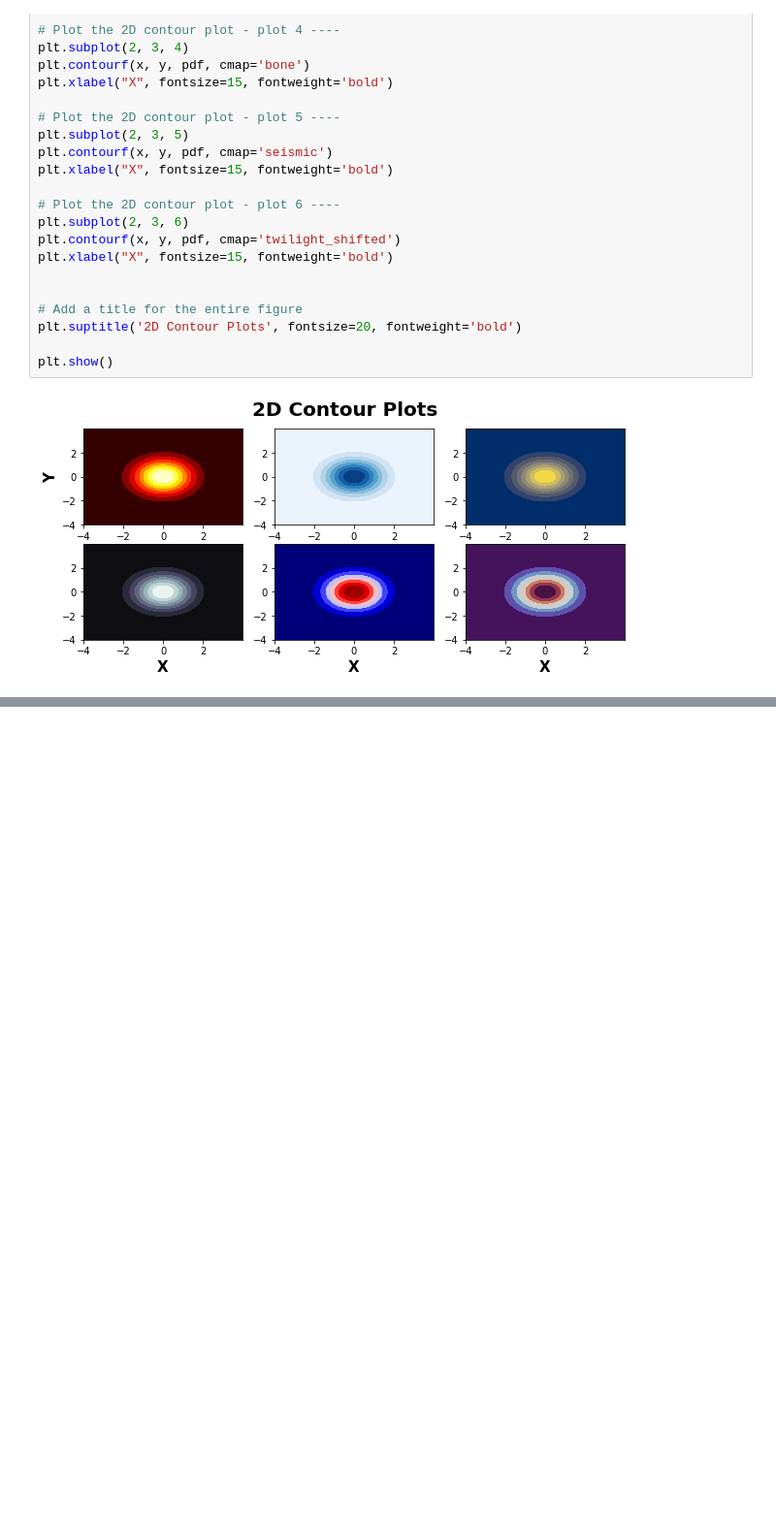
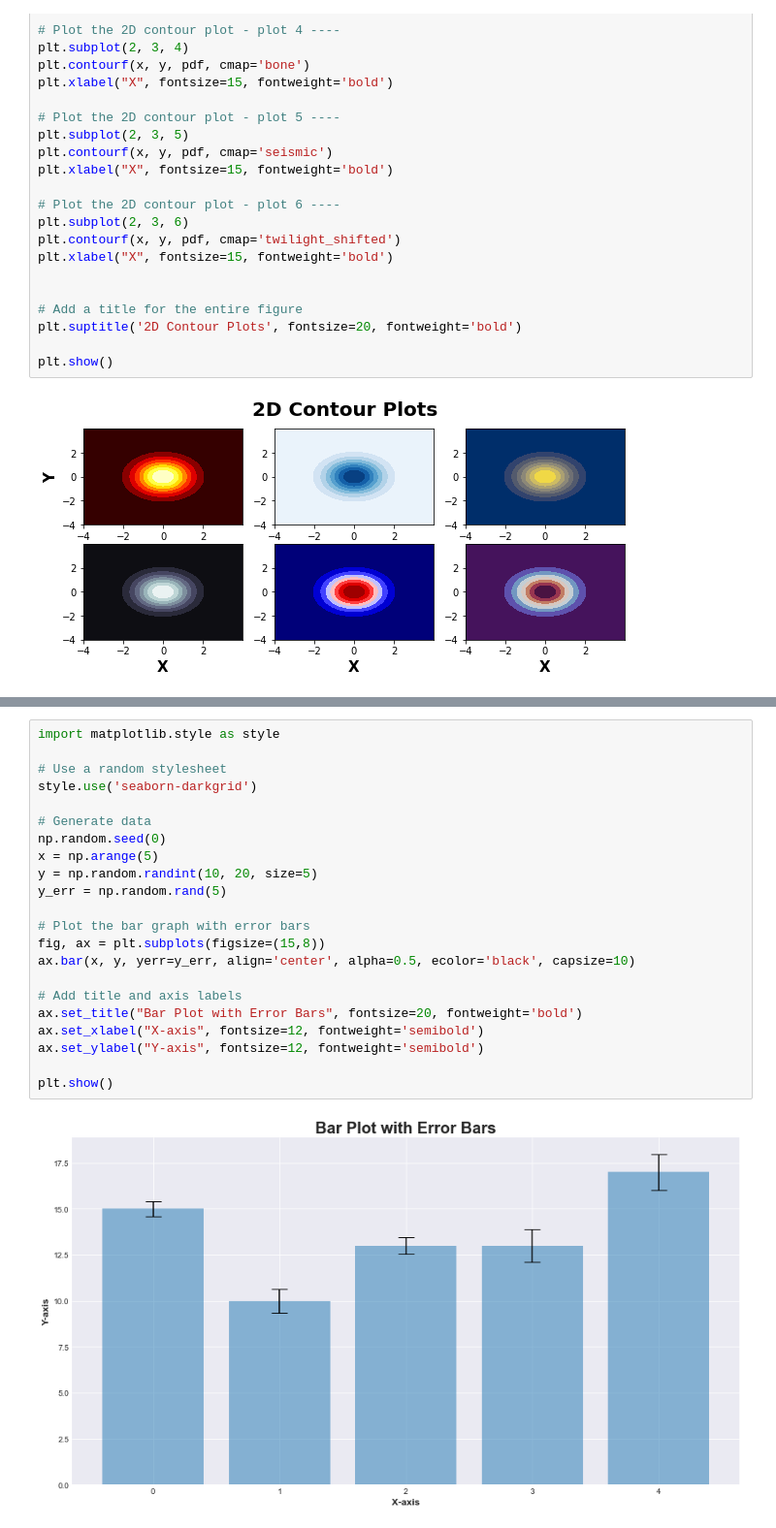
Before and after one commit to pavsingh7/Matplotlib, a Jupyter notebook: matplot_adv.ipynb, the cells around one changed output, grey strips where cells are left out. Shown at 97% size. Drawn from its saved outputs; the diff is of its cells as text; blank space fills up the shorter version.

```diff
--- a/matplot_adv.ipynb
+++ b/matplot_adv.ipynb
@@ -284,0 +331,24 @@ plt.show()
+# %%
+import matplotlib.style as style
+
+# Use a random stylesheet
+style.use('seaborn-darkgrid')
+
+# Generate data
+np.random.seed(0)
+x = np.arange(5)
+y = np.random.randint(10, 20, size=5)
+y_err = np.random.rand(5)
+
+# Plot the bar graph with error bars
+fig, ax = plt.subplots(figsize=(15,8))
+ax.bar(x, y, yerr=y_err, align='center', alpha=0.5, ecolor='black', capsize=10)
+
+# Add title and axis labels
+ax.set_title("Bar Plot with Error Bars", fontsize=20, fontweight='bold')
+ax.set_xlabel("X-axis", fontsize=12, fontweight='semibold')
+ax.set_ylabel("Y-axis", fontsize=12, fontweight='semibold')
+
+plt.show()
+# %% [output]
+[figure, added]
```
Also changed, not shown: parts of 18 cells of this notebook, 1 other file.
